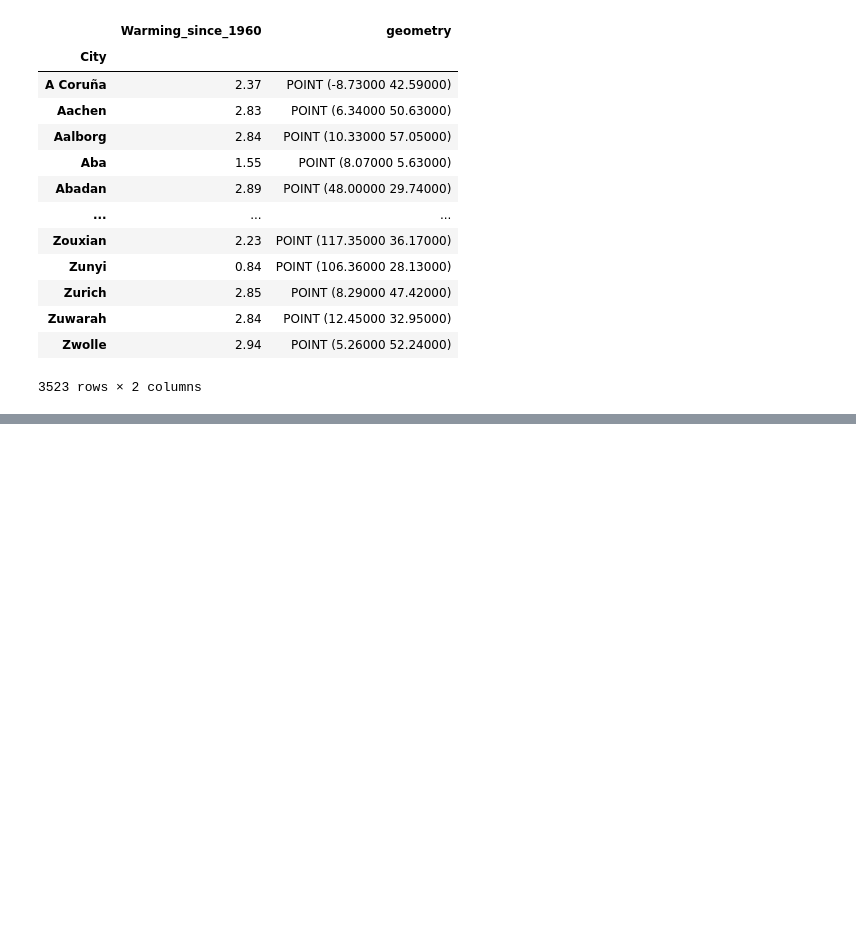
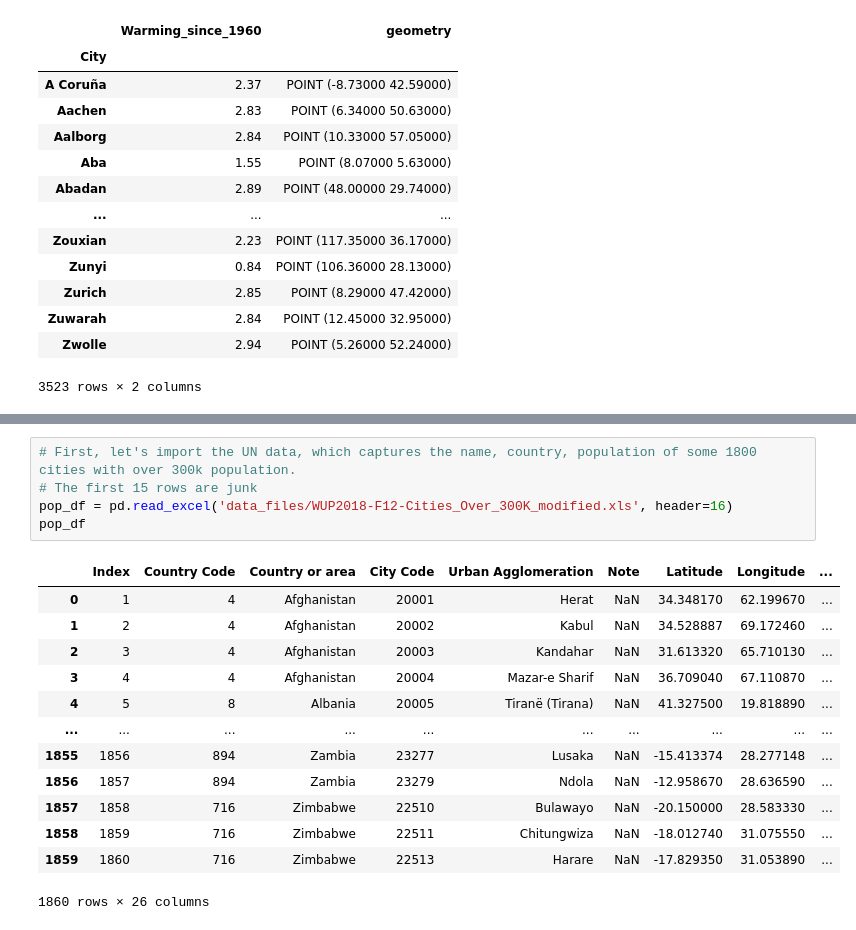
Before and after one commit to nankli/Python_EDA_group_project, a Jupyter notebook: Mapping_Heating across regions and cities_Justin.ipynb, the cells around one changed output, grey strips where cells are left out. Saved outputs shown, nothing was run; the diff lists cells and outputs as text; blank space fills up the shorter version.

```diff
--- a/Mapping_Heating across regions and cities_Justin.ipynb
+++ b/Mapping_Heating across regions and cities_Justin.ipynb
@@ -128,0 +129,19 @@ Text(0.5, 1217.7982439999998, 'Warming since 1960 (°C / century)')
+# %%
+# First, let's import the UN data, which captures the name, country, population of some 1800 cities with over 300k population.
+# The first 15 rows are junk
+pop_df = pd.read_excel('data_files/WUP2018-F12-Cities_Over_300K_modified.xls', header=16)
+pop_df
+# %% [output]
+|  | Index | Country Code | Country or area | City Code | Urban Agglomeration | Note | Latitude | Longitude | ... |
+| 0 | 1 | 4 | Afghanistan | 20001 | Herat | NaN | 34.348170 | 62.199670 | ... |
+| 1 | 2 | 4 | Afghanistan | 20002 | Kabul | NaN | 34.528887 | 69.172460 | ... |
+| 2 | 3 | 4 | Afghanistan | 20003 | Kandahar | NaN | 31.613320 | 65.710130 | ... |
+| 3 | 4 | 4 | Afghanistan | 20004 | Mazar-e Sharif | NaN | 36.709040 | 67.110870 | ... |
+| 4 | 5 | 8 | Albania | 20005 | Tiranë (Tirana) | NaN | 41.327500 | 19.818890 | ... |
+| ... | ... | ... | ... | ... | ... | ... | ... | ... | ... |
+| 1855 | 1856 | 894 | Zambia | 23277 | Lusaka | NaN | -15.413374 | 28.277148 | ... |
+| 1856 | 1857 | 894 | Zambia | 23279 | Ndola | NaN | -12.958670 | 28.636590 | ... |
+| 1857 | 1858 | 716 | Zimbabwe | 22510 | Bulawayo | NaN | -20.150000 | 28.583330 | ... |
+| 1858 | 1859 | 716 | Zimbabwe | 22511 | Chitungwiza | NaN | -18.012740 | 31.075550 | ... |
+| 1859 | 1860 | 716 | Zimbabwe | 22513 | Harare | NaN | -17.829350 | 31.053890 | ... |
+1860 rows × 26 columns
```
Also changed, not shown: parts of 12 cells of this notebook, 1 other file.
